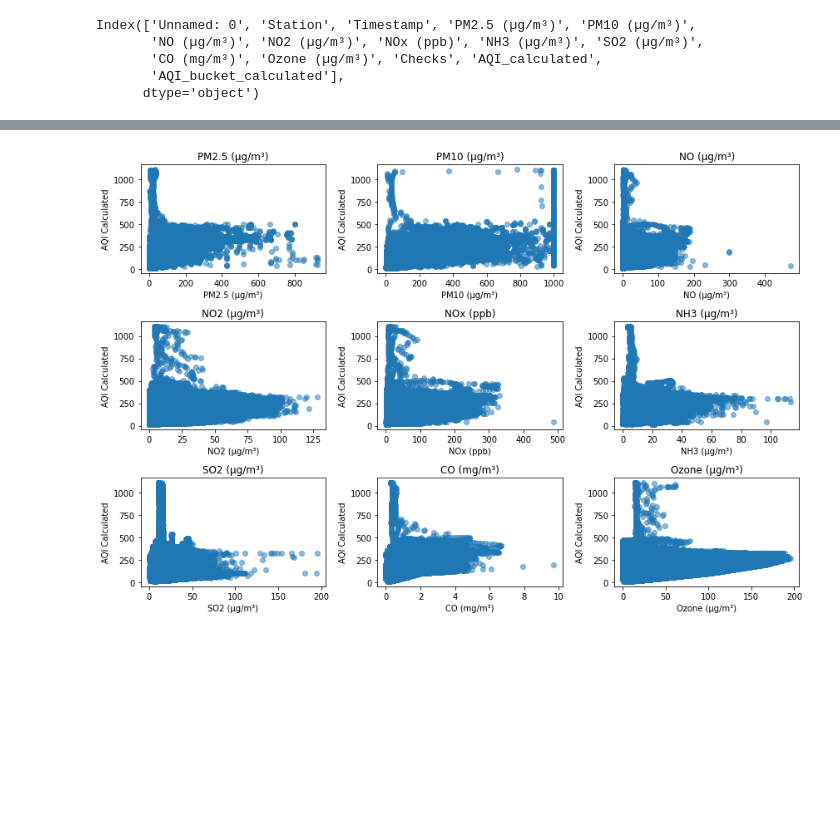
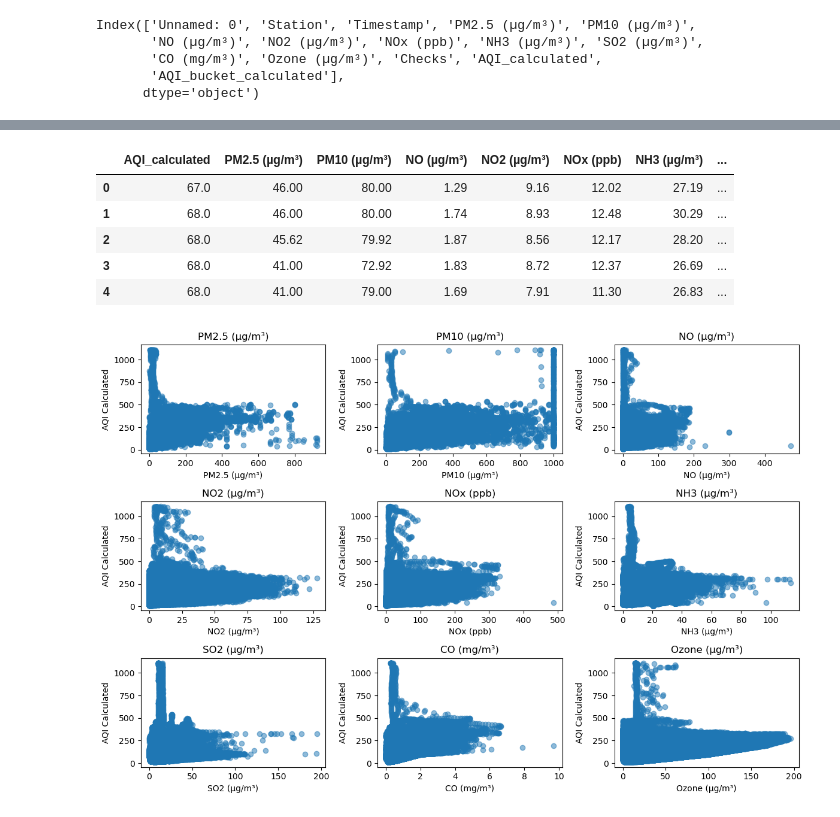
Before and after one commit to GullibleSandwich/ML-Project-CS361, a Jupyter notebook: eda.ipynb, the cells around one changed output, grey strips where cells are left out. Drawn from its saved outputs; the diff is of its cells as text; code cells hidden in the pictures; blank space fills up the shorter version.

```diff
--- a/eda.ipynb
+++ b/eda.ipynb
@@ -53,3 +53,12 @@ plt.show()
+# %%
+df_filtered.head()
+# %% [output]
+|  | AQI_calculated | PM2.5 (µg/m³) | PM10 (µg/m³) | NO (µg/m³) | NO2 (µg/m³) | NOx (ppb) | NH3 (µg/m³) | ... |
+| 0 | 67.0 | 46.00 | 80.00 | 1.29 | 9.16 | 12.02 | 27.19 | ... |
+| 1 | 68.0 | 46.00 | 80.00 | 1.74 | 8.93 | 12.48 | 30.29 | ... |
+| 2 | 68.0 | 45.62 | 79.92 | 1.87 | 8.56 | 12.17 | 28.20 | ... |
+| 3 | 68.0 | 41.00 | 72.92 | 1.83 | 8.72 | 12.37 | 26.69 | ... |
+| 4 | 68.0 | 41.00 | 79.00 | 1.69 | 7.91 | 11.30 | 26.83 | ... |
 # %%
 plt.figure(figsize=(12, 8))
 for i, constituent in enumerate(columns_of_interest[1:], start=1):
```
Also changed, not shown: parts of 2 cells of this notebook.
